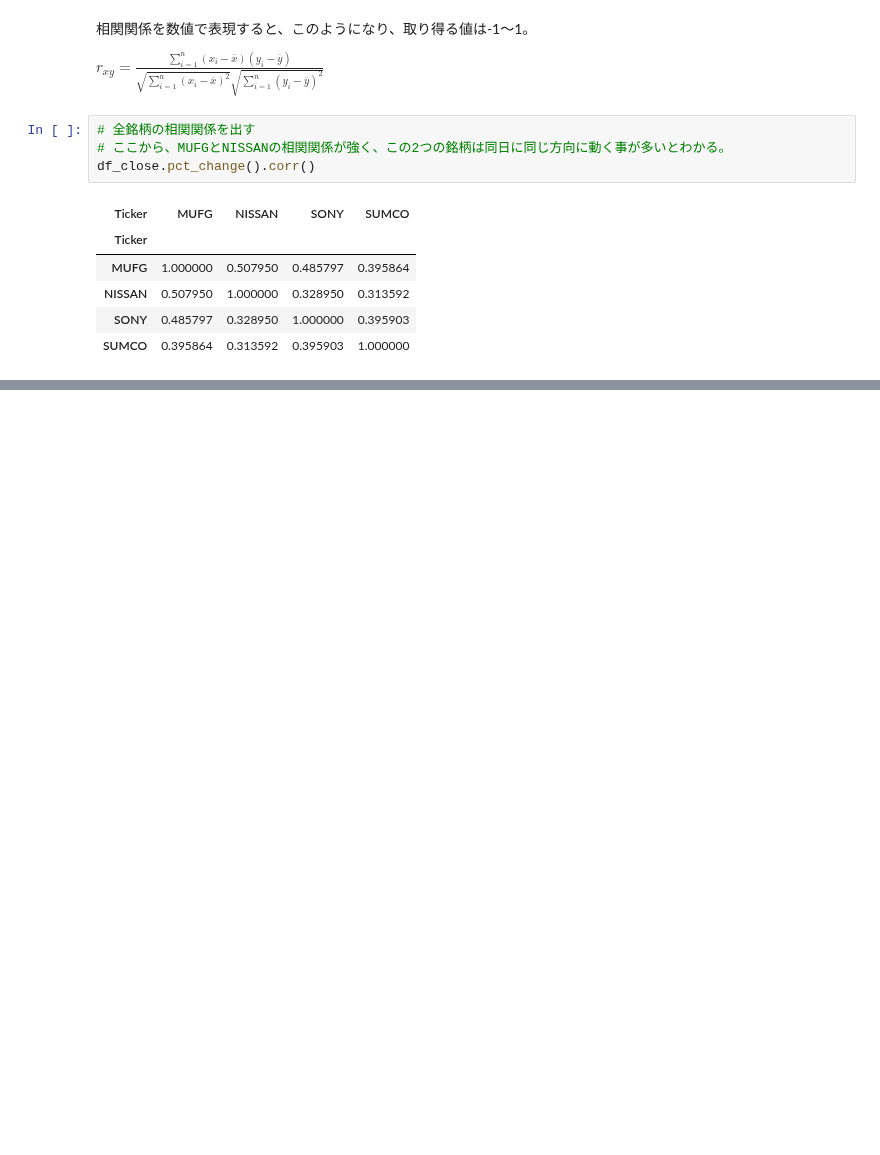
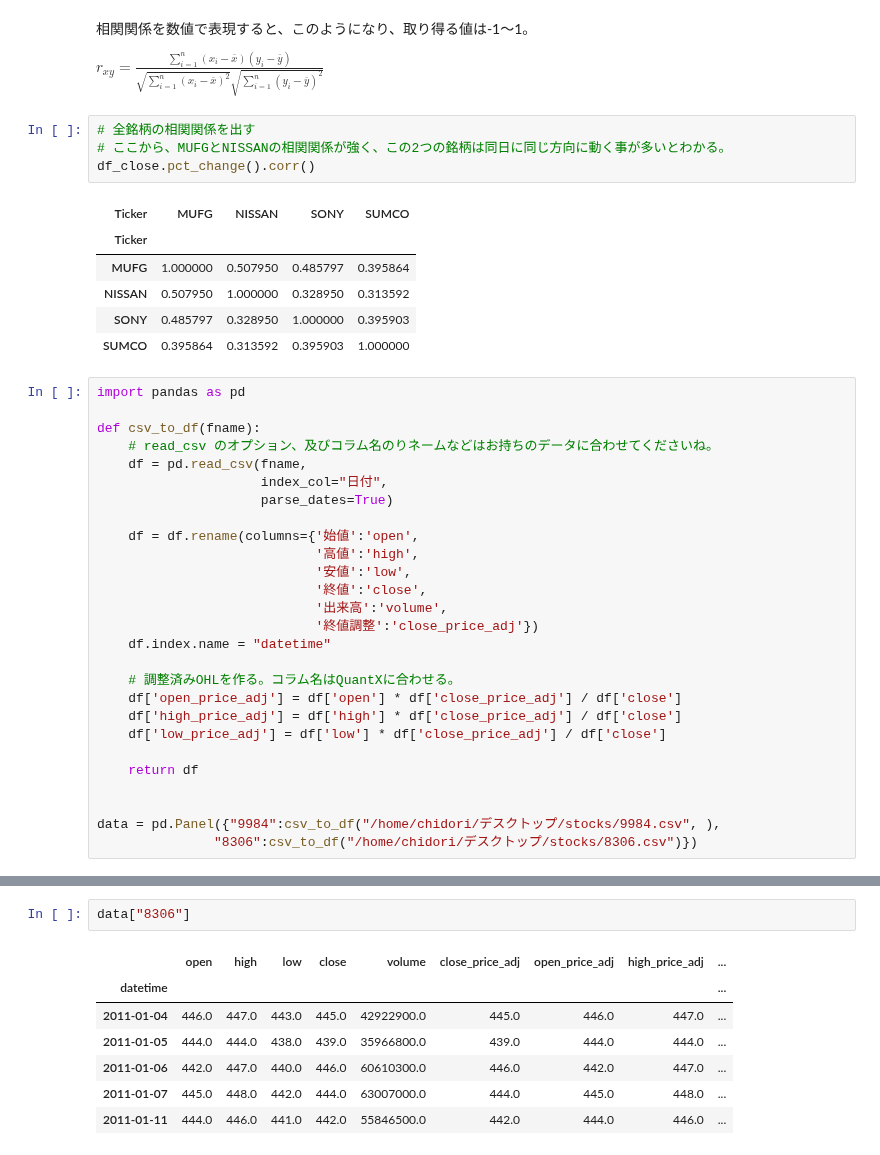
Before and after one commit to shinseitaro/fintalk, a Jupyter notebook: 時系列データ分析/株式データ観察.ipynb, the cells around one changed output, grey strips where cells are left out. Cells and saved outputs as stored; diff of their text form; blank space fills up the shorter version.

```diff
--- a/時系列データ分析/株式データ観察.ipynb
+++ b/時系列データ分析/株式データ観察.ipynb
@@ -315,3 +345,30 @@ df_close.pct_change().corr()
 | NISSAN | 0.507950 | 1.000000 | 0.328950 | 0.313592 |
 | SONY | 0.485797 | 0.328950 | 1.000000 | 0.395903 |
 | SUMCO | 0.395864 | 0.313592 | 0.395903 | 1.000000 |
+# %%
+import pandas as pd
+
+def csv_to_df(fname):
+    # read_csv のオプション、及びコラム名のりネームなどはお持ちのデータに合わせてくださいね。
+    df = pd.read_csv(fname,
+                     index_col="日付",
+                     parse_dates=True)
+
+    df = df.rename(columns={'始値':'open',
+                            '高値':'high',
+                            '安値':'low',
+                            '終値':'close',
+                            '出来高':'volume',
+                            '終値調整':'close_price_adj'})
+    df.index.name = "datetime"
+
+    # 調整済みOHLを作る。コラム名はQuantXに合わせる。
+    df['open_price_adj'] = df['open'] * df['close_price_adj'] / df['close']
+    df['high_price_adj'] = df['high'] * df['close_price_adj'] / df['close']
+    df['low_price_adj'] = df['low'] * df['close_price_adj'] / df['close']
+
+    return df
+
+
+data = pd.Panel({"9984":csv_to_df("/home/chidori/デスクトップ/stocks/9984.csv", ),
+               "8306":csv_to_df("/home/chidori/デスクトップ/stocks/8306.csv")})
@@ -317,0 +383,10 @@ df_close.pct_change().corr()
+# %%
+data["8306"]
+# %% [output]
+|  | open | high | low | close | volume | close_price_adj | open_price_adj | high_price_adj | ... |
+| datetime |  |  |  |  |  |  |  |  | ... |
+| 2011-01-04 | 446.0 | 447.0 | 443.0 | 445.0 | 42922900.0 | 445.0 | 446.0 | 447.0 | ... |
+| 2011-01-05 | 444.0 | 444.0 | 438.0 | 439.0 | 35966800.0 | 439.0 | 444.0 | 444.0 | ... |
+| 2011-01-06 | 442.0 | 447.0 | 440.0 | 446.0 | 60610300.0 | 446.0 | 442.0 | 447.0 | ... |
+| 2011-01-07 | 445.0 | 448.0 | 442.0 | 444.0 | 63007000.0 | 444.0 | 445.0 | 448.0 | ... |
+| 2011-01-11 | 444.0 | 446.0 | 441.0 | 442.0 | 55846500.0 | 442.0 | 444.0 | 446.0 | ... |
```
Also changed, not shown: parts of 7 cells of this notebook, 2 other files.
